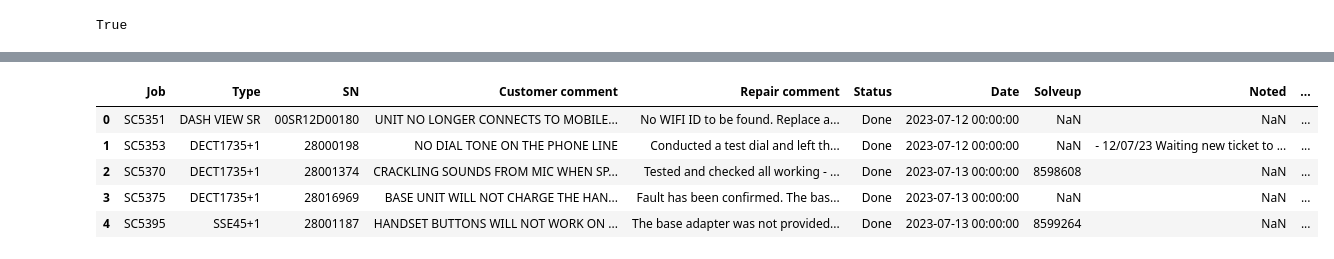
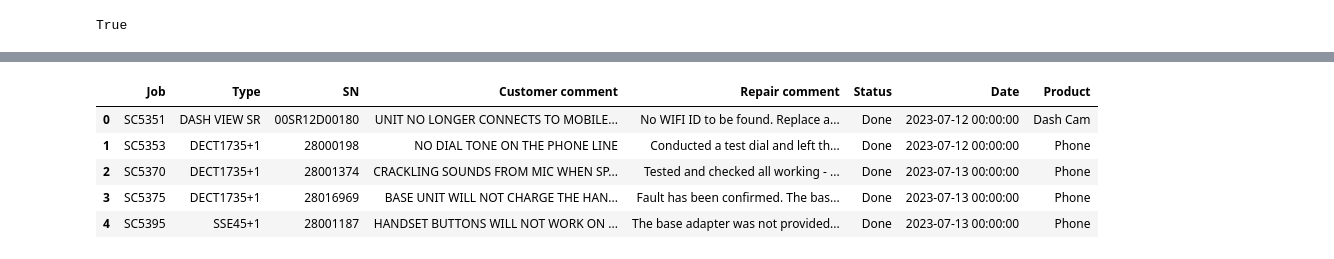
Before and after one commit to sumitra0420/repaired-jobs-analysis, a Jupyter notebook: data-exploration.ipynb, the cells around one changed output, grey strips where cells are left out. Saved outputs shown, nothing was run; the diff lists cells and outputs as text; code cells hidden in the pictures.

```diff
--- a/data-exploration.ipynb
+++ b/data-exploration.ipynb
@@ -23,4 +23,11 @@ nltk.download('omw-1.4')
 [nltk_data]   Package omw-1.4 is already up-to-date!
 True
 # %%
-df = pd.read_excel("repair_data.xlsx")  # Or 'repair_data.csv'
+df = pd.read_excel("data/repair_data.xlsx")  # Or 'repair_data.csv'
+# Clean column names
+df.columns = df.columns.str.strip()
+# Drop unnecessary unnamed columns
+df = df.loc[:, ~df.columns.str.contains("^Unnamed")]
+df = df.drop(columns=['Solveup','Noted','Power connector broken'])
+
+df.head(10)
@@ -27,16 +46,64 @@ df = pd.read_excel("repair_data.xlsx")  # Or 'repair_data.csv'
 # %%
-# Clean column names
-df.columns = df.columns.str.strip()
-# Drop unnecessary unnamed columns
-df = df.loc[:, ~df.columns.str.contains("^Unnamed")]
+def categorize_product(type_value):
+    """
+    Categorize products based on Type column patterns
+    """
+    # Handle NaN or empty values
+    if pd.isna(type_value) or type_value == '':
+        return 'Unknown'
 
-# If desired, filter to keep only essential ones
-# df = df[['Customer comment', 'Repair comment']]
-df.head()
+    # Convert to string and uppercase for consistent matching
+    type_str = str(type_value).upper().strip()
+
+    # Define categorization rules (order matters - more specific first)
+
+    # Baby Monitor - starts with BW
+    if type_str.startswith('BW'):
+        return 'Baby Monitor'
+
+    # Dash Cam - contains DASH or IGO
+    if 'DASH' in type_str or 'IGO' in type_str:
+        return 'Dash Cam'
+
+    # Phone - contains DECT or SSE (cordless phones)
+    if any(phone_indicator in type_str for phone_indicator in ['DECT', 'SSE', 'FP']):
+        return 'Phone'
+
+    # Camera - contains SOLO or APPCAM
+    if 'SOLO' in type_str or 'APPCAM' in type_str:
+        return 'Camera'
+
+    # Recorder - contains DVR, NVR, CVR, or XVR
+    if any(recorder_indicator in type_str for recorder_indicator in ['DVR', 'NVR', 'CVR', 'XVR']):
+        return 'Recorder'
+
+    if any(radio_indicator in type_str for radio_indicator in ['XTRAK', 'UH', 'MHS']):
+        return 'Radio'
+
+    if 'UPP' in type_str:
+        return 'Power Supply'
+
+    if 'SPS' in type_str:
+        return 'Solar Panel'
+
+    # Handle service/maintenance entries
+    if any(service_word in type_str for service_word in ['CLEAN', 'SERVICE', 'TEST', 'NETWORK']):
+        return 'Service/Maintenance'
+
+    # Handle numeric-only entries
+    if type_str.isdigit():
+        return 'Unknown'
+
+    # Default category for unmatched items
+    return 'Other'
+
+# Apply the categorization
+df['Product'] = df['Type'].apply(categorize_product)
+df.head(5)
 # %% [output]
-|  | Job | Type | SN | Customer comment | Repair comment | Status | Date | Solveup | Noted | ... |
-| 0 | SC5351 | DASH VIEW SR | 00SR12D00180 | UNIT NO LONGER CONNECTS TO MOBILE... | No WIFI ID to be found. Replace a... | Done | 2023-07-12 00:00:00 | NaN | NaN | ... |
-| 1 | SC5353 | DECT1735+1 | 28000198 | NO DIAL TONE ON THE PHONE LINE | Conducted a test dial and left th... | Done | 2023-07-12 00:00:00 | NaN | - 12/07/23 Waiting new ticket to ... | ... |
-| 2 | SC5370 | DECT1735+1 | 28001374 | CRACKLING SOUNDS FROM MIC WHEN SP... | Tested and checked all working - ... | Done | 2023-07-13 00:00:00 | 8598608 | NaN | ... |
-| 3 | SC5375 | DECT1735+1 | 28016969 | BASE UNIT WILL NOT CHARGE THE HAN... | Fault has been confirmed. The bas... | Done | 2023-07-13 00:00:00 | NaN | NaN | ... |
-| 4 | SC5395 | SSE45+1 | 28001187 | HANDSET BUTTONS WILL NOT WORK ON ... | The base adapter was not provided... | Done | 2023-07-13 00:00:00 | 8599264 | NaN | ... |
+|  | Job | Type | SN | Customer comment | Repair comment | Status | Date | Product |
+| 0 | SC5351 | DASH VIEW SR | 00SR12D00180 | UNIT NO LONGER CONNECTS TO MOBILE... | No WIFI ID to be found. Replace a... | Done | 2023-07-12 00:00:00 | Dash Cam |
+| 1 | SC5353 | DECT1735+1 | 28000198 | NO DIAL TONE ON THE PHONE LINE | Conducted a test dial and left th... | Done | 2023-07-12 00:00:00 | Phone |
+| 2 | SC5370 | DECT1735+1 | 28001374 | CRACKLING SOUNDS FROM MIC WHEN SP... | Tested and checked all working - ... | Done | 2023-07-13 00:00:00 | Phone |
+| 3 | SC5375 | DECT1735+1 | 28016969 | BASE UNIT WILL NOT CHARGE THE HAN... | Fault has been confirmed. The bas... | Done | 2023-07-13 00:00:00 | Phone |
+| 4 | SC5395 | SSE45+1 | 28001187 | HANDSET BUTTONS WILL NOT WORK ON ... | The base adapter was not provided... | Done | 2023-07-13 00:00:00 | Phone |
```
Also changed, not shown: parts of 15 cells of this notebook.
